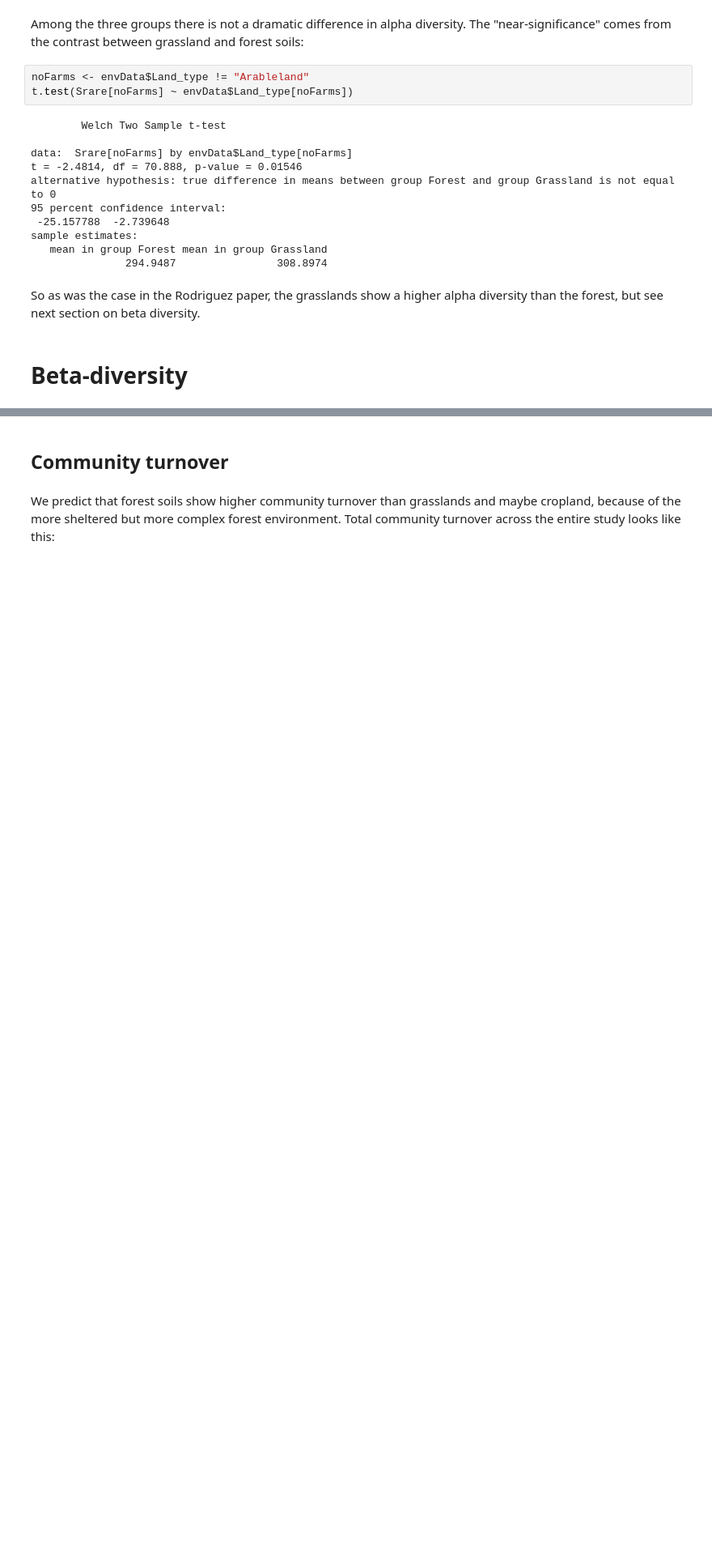
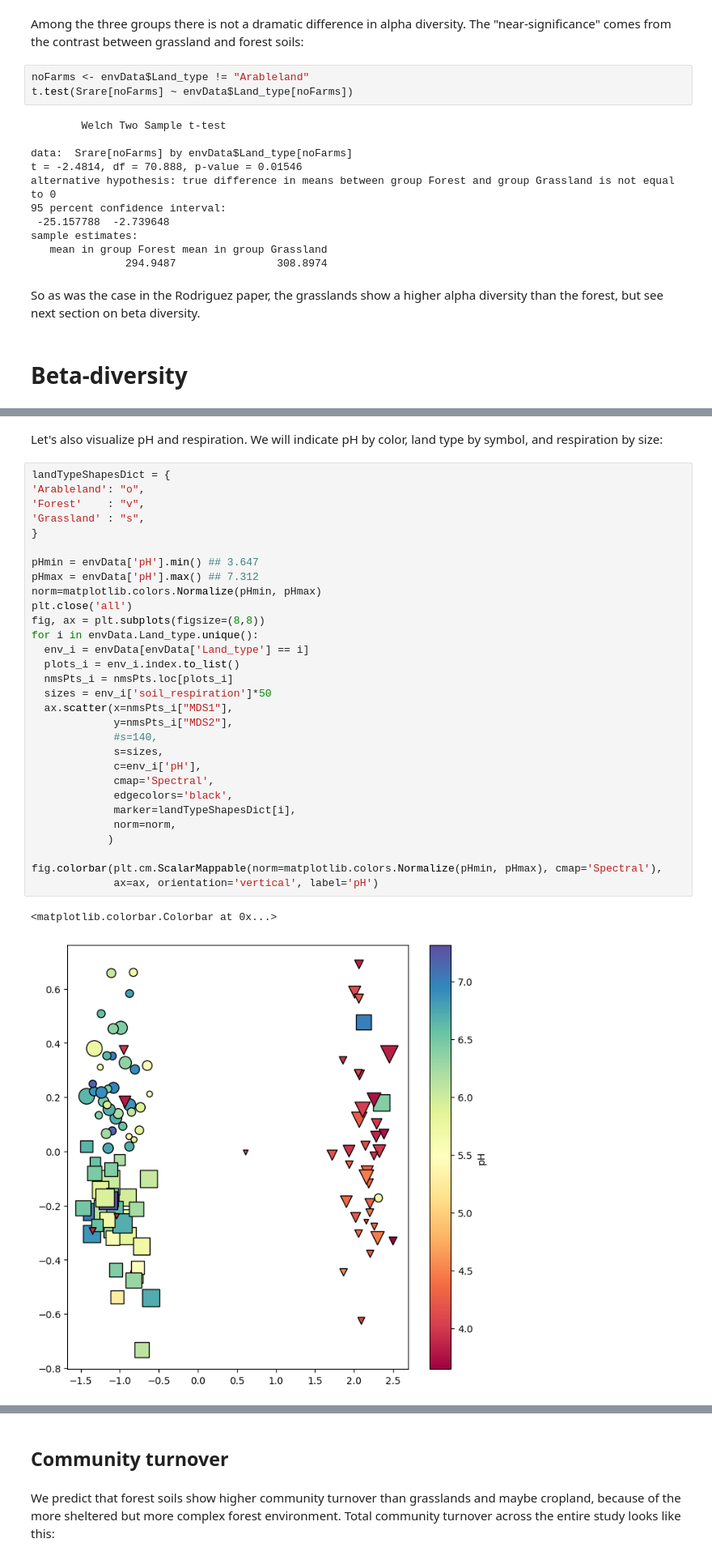
Before and after one commit to danchurch/fichtelgebirgeSoils, a Jupyter notebook: spatialAnalysis/spatialAnalysisSulariData.ipynb, the cells around one changed output, grey strips where cells are left out. Shown at 81% size. Cells and saved outputs as stored; diff of their text form; blank space fills up the shorter version.

```diff
--- a/spatialAnalysis/spatialAnalysisSulariData.ipynb
+++ b/spatialAnalysis/spatialAnalysisSulariData.ipynb
@@ -271,0 +384,35 @@ Ordinations by land type:
+# %% [markdown]
+Let's also visualize pH and respiration. We will indicate pH by color, land type by symbol, and respiration by size:
+# %%
+landTypeShapesDict = {
+'Arableland': "o",
+'Forest'    : "v",
+'Grassland' : "s",
+}
+
+pHmin = envData['pH'].min() ## 3.647
+pHmax = envData['pH'].max() ## 7.312
+norm=matplotlib.colors.Normalize(pHmin, pHmax)
+plt.close('all')
+fig, ax = plt.subplots(figsize=(8,8))
+for i in envData.Land_type.unique():
+  env_i = envData[envData['Land_type'] == i]
+  plots_i = env_i.index.to_list()
+  nmsPts_i = nmsPts.loc[plots_i]
+  sizes = env_i['soil_respiration']*50
+  ax.scatter(x=nmsPts_i["MDS1"],
+             y=nmsPts_i["MDS2"],
+             #s=140,
+             s=sizes,
+             c=env_i['pH'],
+             cmap='Spectral',
+             edgecolors='black',
+             marker=landTypeShapesDict[i],
+             norm=norm,
+            )
+
+fig.colorbar(plt.cm.ScalarMappable(norm=matplotlib.colors.Normalize(pHmin, pHmax), cmap='Spectral'),
+             ax=ax, orientation='vertical', label='pH')
+# %% [output]
+<matplotlib.colorbar.Colorbar at 0x...>
+[figure, added]
```
Also changed, not shown: parts of 18 cells of this notebook, 2 other files.
